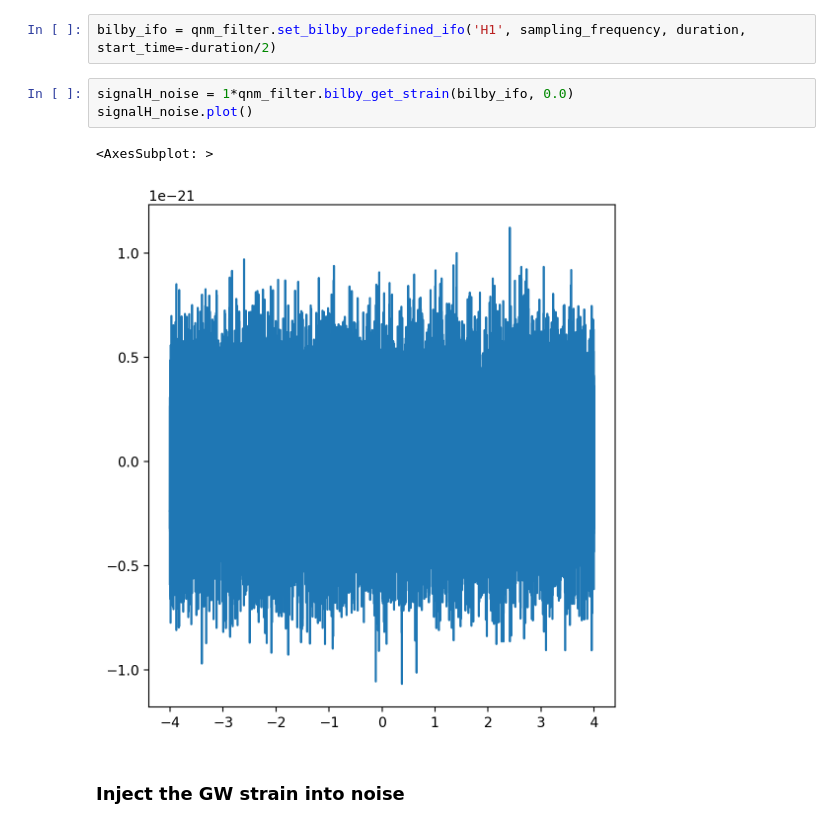
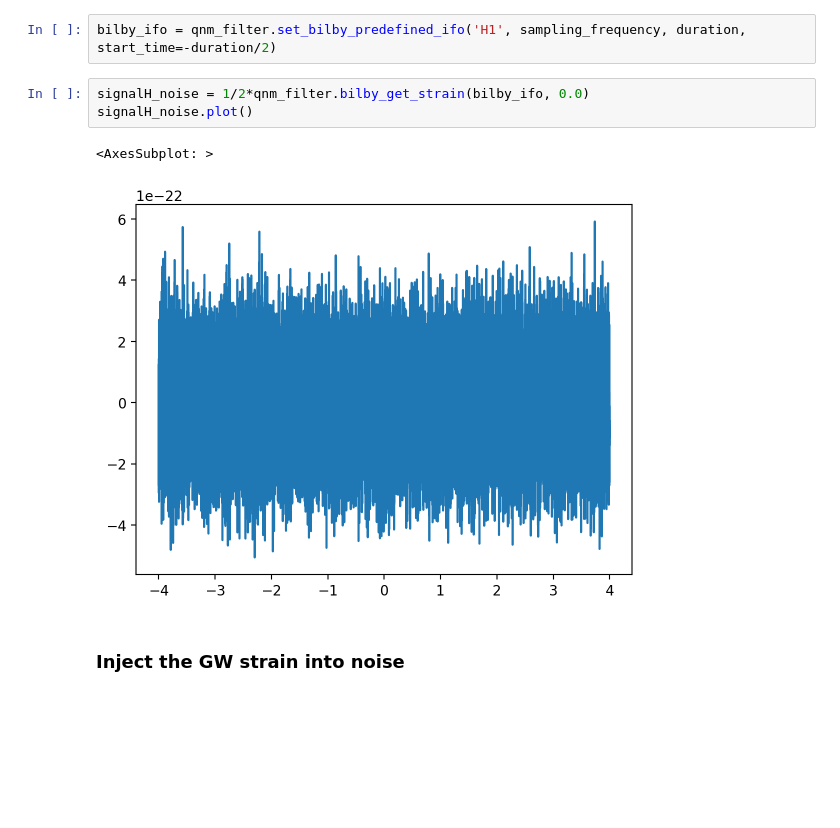
Before and after one commit to Lu-Neil/qnm_filter, a Jupyter notebook: code_demo/Without_bilby-injection.ipynb, the cells around one changed output. Drawn from its saved outputs; the diff is of its cells as text; blank space fills up the shorter version.

```diff
--- a/code_demo/Without_bilby-injection.ipynb
+++ b/code_demo/Without_bilby-injection.ipynb
@@ -50,11 +52,11 @@ Instantiate a `bilby.gw.detector.Interferometer` class.
 # %%
 bilby_ifo = qnm_filter.set_bilby_predefined_ifo('H1', sampling_frequency, duration, start_time=-duration/2)
 # %%
-signalH_noise = 1*qnm_filter.bilby_get_strain(bilby_ifo, 0.0)
+signalH_noise = 1/2*qnm_filter.bilby_get_strain(bilby_ifo, 0.0)
 signalH_noise.plot()
 # %% [output]
 <AxesSubplot: >
-[figure, old version]
+[figure, new version]
 # %% [markdown]
 ### Inject the GW strain into noise
 # %%
```
Also changed, not shown: parts of 10 cells of this notebook, 1 other file.
